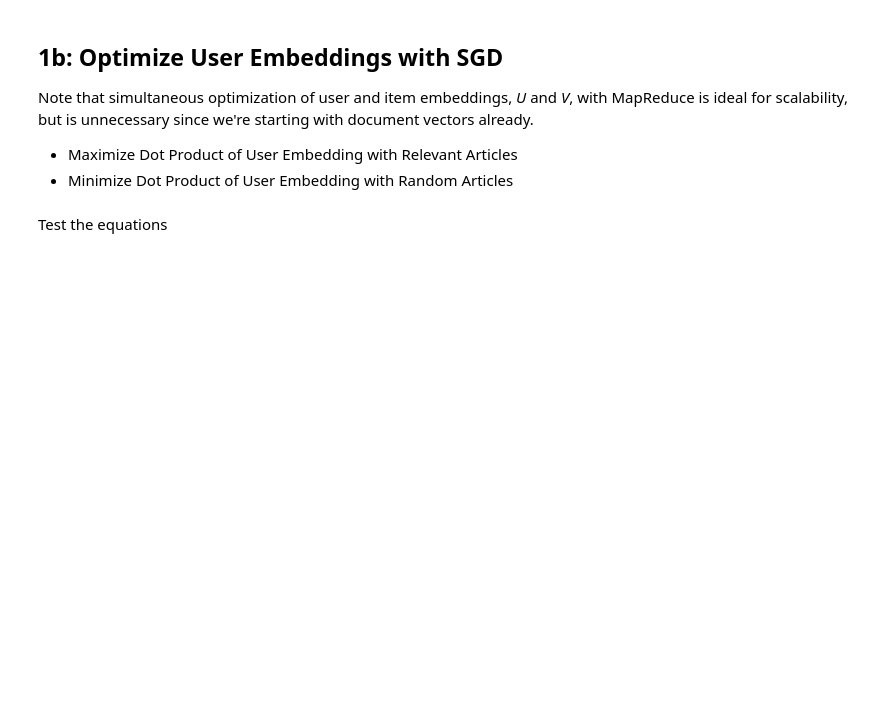
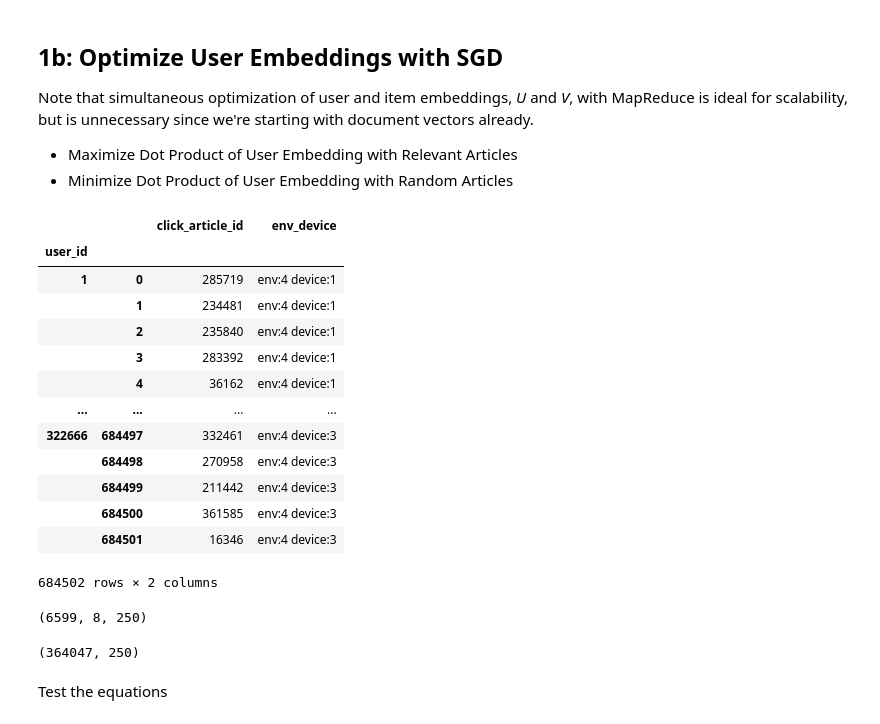
Before and after one commit to taylorhawks/globo-nonlinear-latent-factorization, a Jupyter notebook: Notebook.ipynb, the cells around one changed output. Drawn from its saved outputs; the diff is of its cells as text; code cells hidden in the pictures; blank space fills up the shorter version.

```diff
--- a/Notebook.ipynb
+++ b/Notebook.ipynb
@@ -282,4 +282,25 @@ Note that simultaneous optimization of user and item embeddings, _U_ and _V_, wi
 
 - Maximize Dot Product of User Embedding with Relevant Articles
 - Minimize Dot Product of User Embedding with Random Articles
+# %%
+#actually not even necessary to have embeddings here. redundant for the way I'm doing it.
+#use df_x for now and fix later
+df_x = df_train[['user_id','click_article_id','env_device']].set_index(['user_id',df_train.index])
+# %%
+df_x
+# %% [output]
+|  |  | click_article_id | env_device |
+| user_id |  |  |  |
+| 1 | 0 | 285719 | env:4 device:1 |
+|  | 1 | 234481 | env:4 device:1 |
+|  | 2 | 235840 | env:4 device:1 |
+|  | 3 | 283392 | env:4 device:1 |
+|  | 4 | 36162 | env:4 device:1 |
+| ... | ... | ... | ... |
+| 322666 | 684497 | 332461 | env:4 device:3 |
+|  | 684498 | 270958 | env:4 device:3 |
+|  | 684499 | 211442 | env:4 device:3 |
+|  | 684500 | 361585 | env:4 device:3 |
+|  | 684501 | 16346 | env:4 device:3 |
+684502 rows × 2 columns
 # %%
@@ -339,5 +407,17 @@ class LinearModel(object):
             if iteration == max_iterations:
                 return self.U
             return SGD(self, alpha=alpha, num_dbar=num_dbar, test=test, iteration=iteration+1, max_iterations=500)
+# %%
+LinearModel.dbar.get_embedding_vectors(
+    embeddings,
+    df_x.sample(frac=0.01),
+    size=8,
+).shape
+# %% [output]
+(6599, 8, 250)
+# %%
+embeddings.shape
+# %% [output]
+(364047, 250)
 # %% [markdown]
 Test the equations
```
Also changed, not shown: parts of 5 cells of this notebook.
